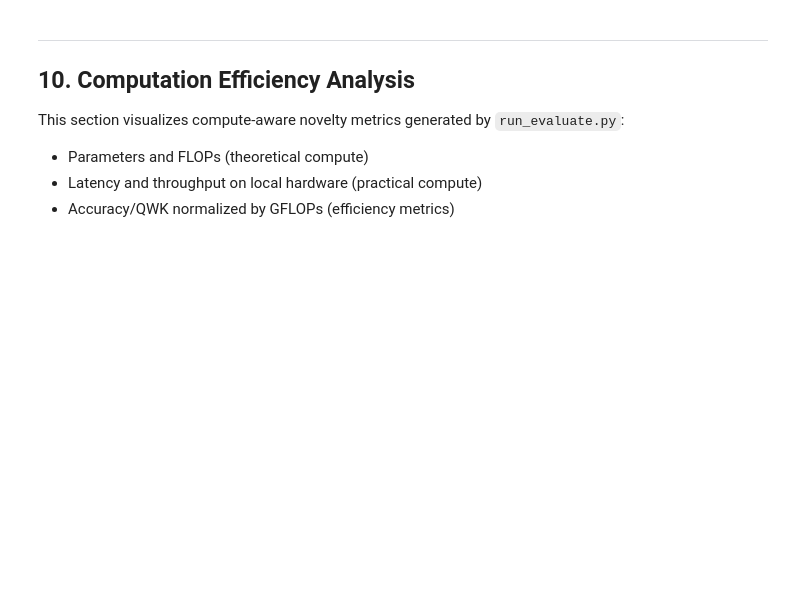
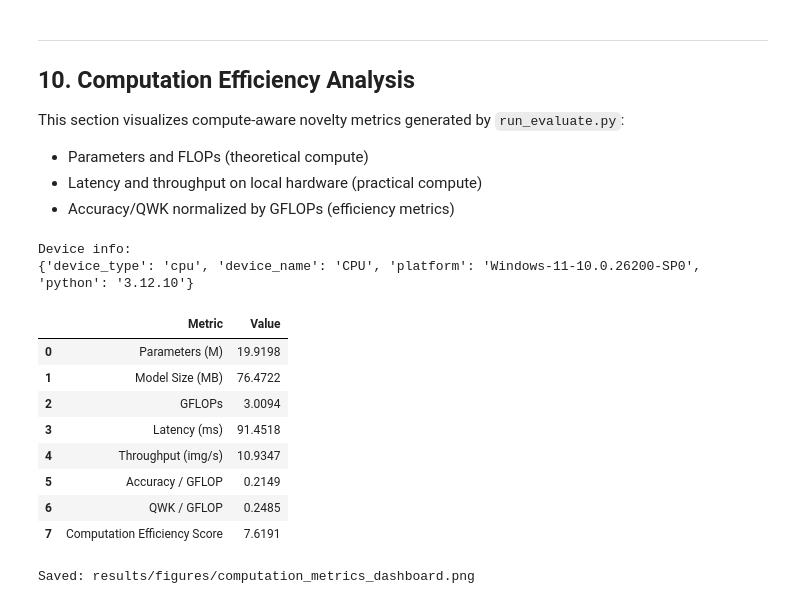
Before and after one commit to Anu27n/Project-2, a Jupyter notebook: notebooks/03_Results_Analysis.ipynb, the cells around one changed output. Saved outputs shown, nothing was run; the diff lists cells and outputs as text; code cells hidden in the pictures; blank space fills up the shorter version.

Commit message:
added computation metric

```diff
--- a/notebooks/03_Results_Analysis.ipynb
+++ b/notebooks/03_Results_Analysis.ipynb
@@ -780,33 +774,44 @@ This section visualizes compute-aware novelty metrics generated by `run_evaluate
 # %%
 import json
 from pathlib import Path
 import pandas as pd
 
-if "eval_results" not in globals():
-    eval_path = Path("..") / "results" / "metrics" / "final_evaluation_results.json"
-    with open(eval_path, "r") as f:
-        eval_results = json.load(f)
+eval_path = Path("..") / "results" / "metrics" / "final_evaluation_results.json"
+with open(eval_path, "r") as f:
+    eval_results = json.load(f)
 
 comp = eval_results.get("computation_metrics", {})
 if not comp:
     print("No computation_metrics found in final_evaluation_results.json")
     print("Run run_evaluate.py again to generate compute profiling fields.")
 else:
     rows = [
         ["Parameters (M)", comp.get("parameters_total", 0) / 1e6],
         ["Model Size (MB)", comp.get("model_size_mb", 0.0)],
         ["GFLOPs", comp.get("gflops", 0.0)],
         ["Latency (ms)", comp.get("latency_ms_mean", 0.0)],
         ["Throughput (img/s)", comp.get("throughput_images_per_sec", 0.0)],
         ["Accuracy / GFLOP", comp.get("accuracy_per_gflop", 0.0)],
         ["QWK / GFLOP", comp.get("qwk_per_gflop", 0.0)],
         ["Computation Efficiency Score", comp.get("computation_efficiency_score", 0.0)],
     ]
-    comp_df = pd.DataFrame(rows, columns=["Metric", "Value"])
+    comp_df = pd.DataFrame(rows, columns=["Metric", "Value"] )
 
     print("Device info:")
     print(comp.get("device", {}))
     display(comp_df.style.format({"Value": "{:.4f}"}))
+# %% [output]
+Device info:
+{'device_type': 'cpu', 'device_name': 'CPU', 'platform': 'Windows-11-10.0.26200-SP0', 'python': '3.12.10'}
+|  | Metric | Value |
+| 0 | Parameters (M) | 19.9198 |
+| 1 | Model Size (MB) | 76.4722 |
+| 2 | GFLOPs | 3.0094 |
+| 3 | Latency (ms) | 91.4518 |
+| 4 | Throughput (img/s) | 10.9347 |
+| 5 | Accuracy / GFLOP | 0.2149 |
+| 6 | QWK / GFLOP | 0.2485 |
+| 7 | Computation Efficiency Score | 7.6191 |
 # %%
 import numpy as np
 import matplotlib.pyplot as plt
@@ -854,3 +859,5 @@ else:
     plt.savefig(FIGURES_DIR / "computation_metrics_dashboard.png", dpi=150, bbox_inches="tight")
     plt.show()
     print("Saved: results/figures/computation_metrics_dashboard.png")
+# %% [output]
+Saved: results/figures/computation_metrics_dashboard.png
```
Also changed, not shown: parts of 7 cells of this notebook, 1 other file.
